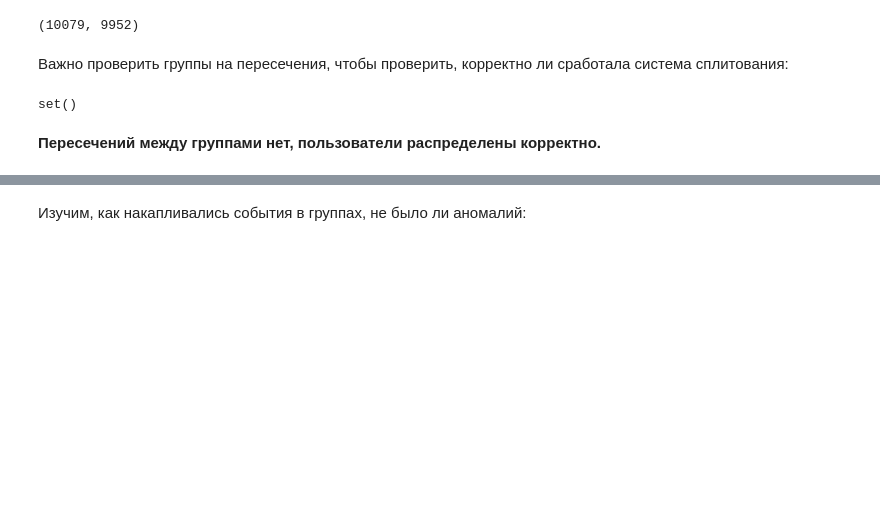
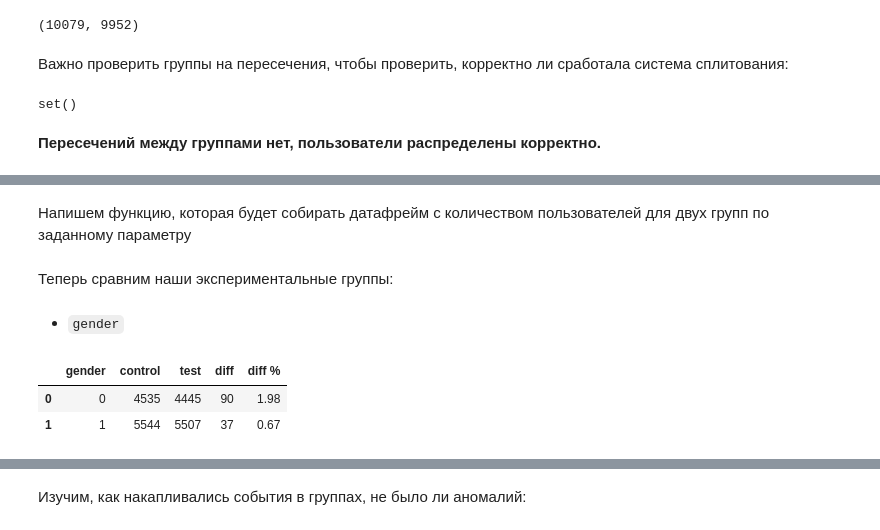
Before and after one commit to mvsmv/anarmovsumov, a Jupyter notebook: ab_tests/ab_test__ctr.ipynb, the cells around one changed output, grey strips where cells are left out. Saved outputs shown, nothing was run; the diff lists cells and outputs as text; code cells hidden in the pictures; blank space fills up the shorter version.

```diff
--- a/ab_tests/ab_test__ctr.ipynb
+++ b/ab_tests/ab_test__ctr.ipynb
@@ -146,0 +204,2 @@ set()
+# %% [markdown]
+Напишем функцию, которая будет собирать датафрейм с количеством пользователей для двух групп по заданному параметру
@@ -146,0 +227,11 @@ set()
+# %% [markdown]
+Теперь сравним наши экспериментальные группы:
+# %% [markdown]
+- `gender`
+# %%
+gender_comparison = compare_metrics(exp_1, exp_2, 'gender')
+gender_comparison
+# %% [output]
+|  | gender | control | test | diff | diff % |
+| 0 | 0 | 4535 | 4445 | 90 | 1.98 |
+| 1 | 1 | 5544 | 5507 | 37 | 0.67 |
```
Also changed, not shown: parts of 50 cells of this notebook.
